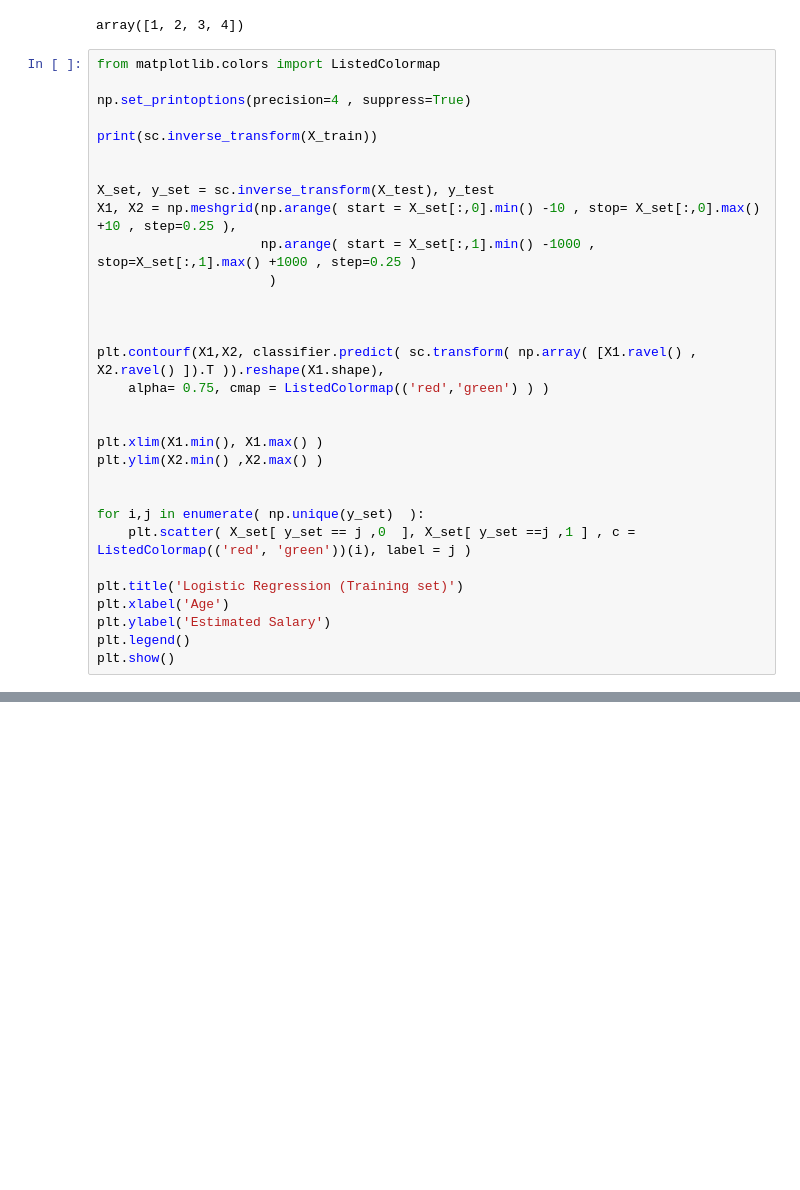
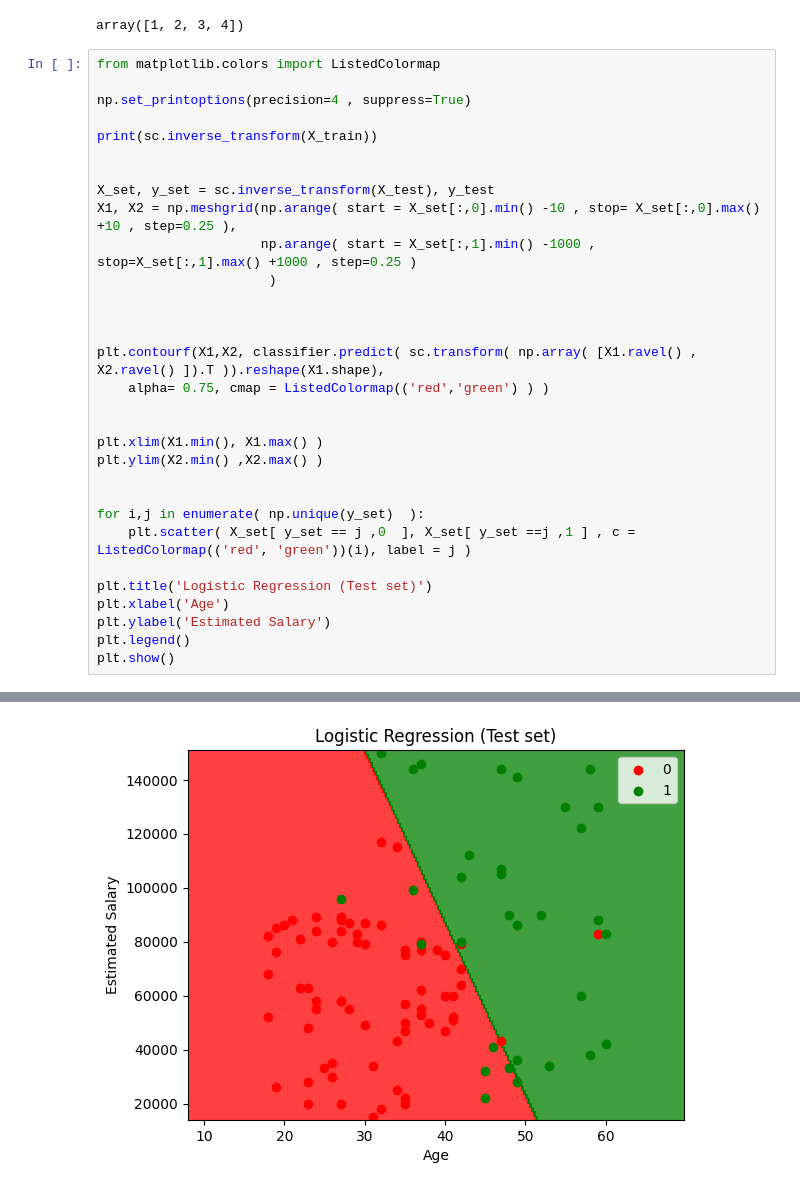
Before and after one commit to XXRadeonXFX/ML_Basics, a Jupyter notebook: Machine Learning A-Z (Codes and Datasets)/Part 3 - Classification/Section 14 - Logistic Regression/Python/Practice.ipynb, the cells around one changed output, grey strips where cells are left out. Drawn from its saved outputs; the diff is of its cells as text; blank space fills up the shorter version.

```diff
--- a/Machine Learning A-Z (Codes and Datasets)/Part 3 - Classification/Section 14 - Logistic Regression/Python/Practice.ipynb
+++ b/Machine Learning A-Z (Codes and Datasets)/Part 3 - Classification/Section 14 - Logistic Regression/Python/Practice.ipynb
@@ -194,31 +194,32 @@ plt.contourf(X1,X2, classifier.predict( sc.transform( np.array( [X1.ravel() , X2
 
 plt.xlim(X1.min(), X1.max() )
 plt.ylim(X2.min() ,X2.max() )
 
 
 for i,j in enumerate( np.unique(y_set)  ):
     plt.scatter( X_set[ y_set == j ,0  ], X_set[ y_set ==j ,1 ] , c = ListedColormap(('red', 'green'))(i), label = j )
 
-plt.title('Logistic Regression (Training set)')
+plt.title('Logistic Regression (Test set)')
 plt.xlabel('Age')
 plt.ylabel('Estimated Salary')
 plt.legend()
 plt.show()
 # %% [output]
 [[    44.  39000.]
  [    32. 120000.]
  [    38.  50000.]
  [    32. 135000.]
  [    52.  21000.]
  [    53. 104000.]
  [    39.  42000.]
  [    38.  61000.]
  [    36.  50000.]
  [    36.  63000.]
  [    35.  25000.]
  [    35.  50000.]
 ... (284 lines left out)
  [    29.  43000.]
  [    36.  52000.]
  [    27.  54000.]
  [    26. 118000.]]
+[figure, added]
```
